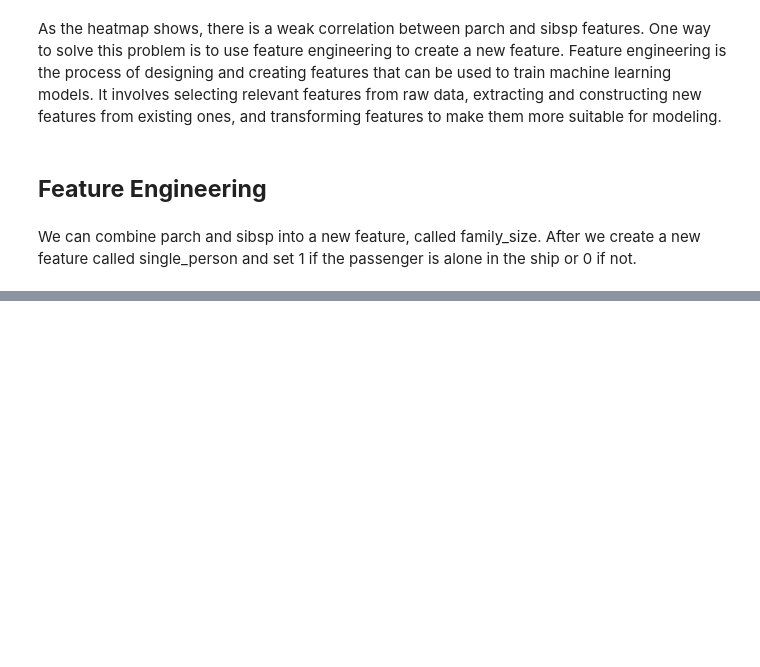
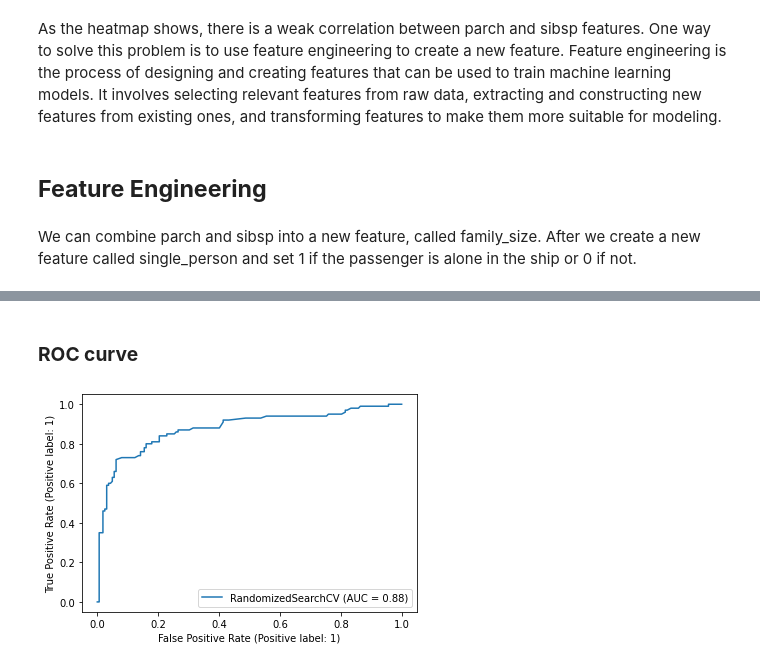
Before and after one commit to mathewsrc/Predict-survival-on-the-Titanic-with-XGBoost, a Jupyter notebook: Predict_survival_on_the_Titanic_with_XGBoost.ipynb, the cells around one changed output, grey strips where cells are left out. Cells and saved outputs as stored; diff of their text form; code cells hidden in the pictures; blank space fills up the shorter version.

```diff
--- a/Predict_survival_on_the_Titanic_with_XGBoost.ipynb
+++ b/Predict_survival_on_the_Titanic_with_XGBoost.ipynb
@@ -162,0 +279,28 @@ Scikit-learn APIS include functions that let you evaluate models using their def
+# %%
+xgb_dist = {'classifier__learning_rate': uniform(0.01, 0.1),
+              'classifier__max_depth': range(3, 10),
+              'classifier__n_estimators': range(50, 200),
+              'classifier__subsample': uniform(0.5, 0.5),
+              'classifier__colsample_bytree': uniform(0.5, 0.5),
+              'classifier__reg_lambda': uniform(0, 1)}
+
+num_transformer_dist = {'col_transformer__numerical__imputer__n_neighbors': list(range(2, 25)),
+                        'col_transformer__numerical__imputer__add_indicator': [True, False]}
+
+cat_transformer_dist = {'col_transformer__categorical__imputer__strategy': ['most_frequent', 'constant'],
+                        'col_transformer__categorical__imputer__add_indicator': [True, False],
+                        'col_transformer__categorical__reducer__n_components': list(range(2, 25))}
+
+param_dist = {**num_transformer_dist, **cat_transformer_dist, **xgb_dist}
+
+# Create the cross-validation strategy
+cv = RepeatedStratifiedKFold(n_splits=n_split, n_repeats=3, random_state=0)
+
+# create a RandomizedSearchCV object
+random_search = RandomizedSearchCV(pipeline, param_dist, cv=cv, scoring='accuracy', n_iter=10) # scoring = 'accuracy' 'roc_auc'
+
+# fit the random search to the training data
+random_search.fit(X_train, y_train)
+
+print(f"Best score: {random_search.best_score_}")
+print(f"Best parameters: {random_search.best_params_}")
@@ -162,0 +327,6 @@ Scikit-learn APIS include functions that let you evaluate models using their def
+# %% [markdown]
+### **ROC curve**
+# %%
+optimized_disp = RocCurveDisplay.from_estimator(random_search, X_test, y_test)
+# %% [output]
+[figure, added]
```
Also changed, not shown: parts of 53 cells of this notebook.
